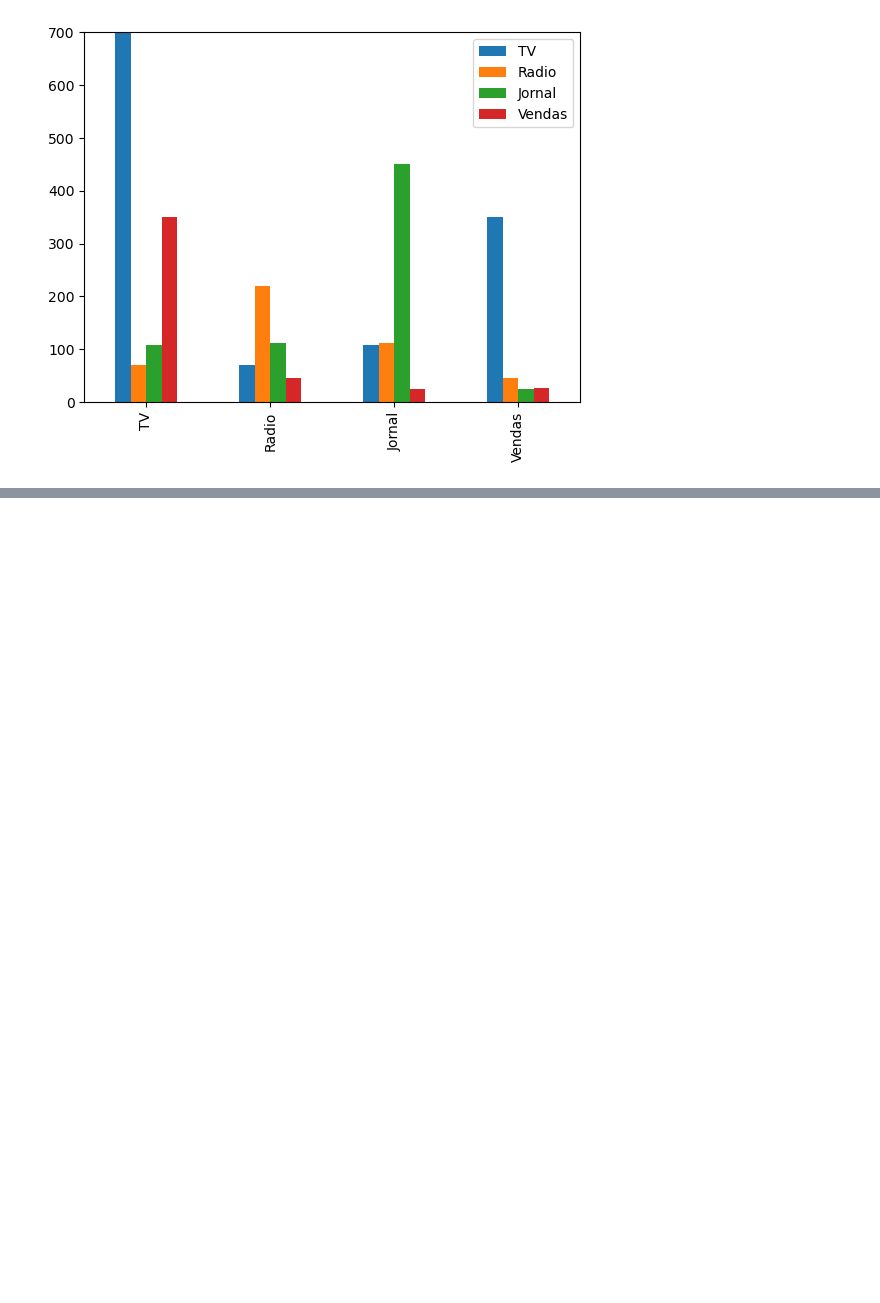
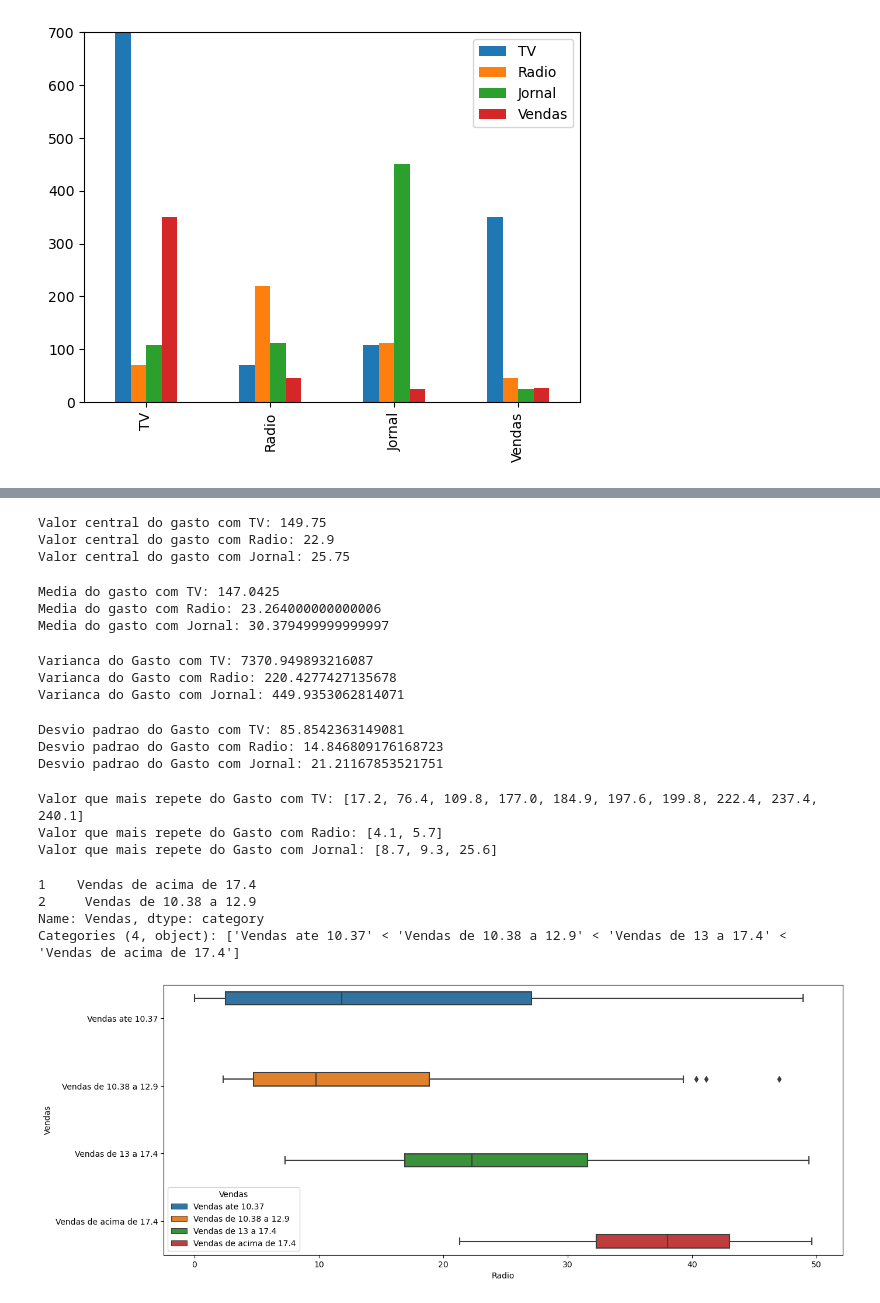
Before and after one commit to ElBulidur/aulas_kasolution_T14930, a Jupyter notebook: aula_07.ipynb, the cells around one changed output, grey strips where cells are left out. Cells and saved outputs as stored; diff of their text form; code cells hidden in the pictures; blank space fills up the shorter version.

```diff
--- a/aula_07.ipynb
+++ b/aula_07.ipynb
@@ -105,0 +132,76 @@ df_cov.plot.bar(ylim=[0, 700]) #TV, Radio
+# %%
+# Mediana
+print(f"Valor central do gasto com TV: {df.TV.median()}")
+print(f"Valor central do gasto com Radio: {df.Radio.median()}")
+print(f"Valor central do gasto com Jornal: {df.Jornal.median()}")
+# %% [output]
+Valor central do gasto com TV: 149.75
+Valor central do gasto com Radio: 22.9
+Valor central do gasto com Jornal: 25.75
+# %%
+# Media
+print(f"Media do gasto com TV: {df.TV.mean()}")
+print(f"Media do gasto com Radio: {df.Radio.mean()}")
+print(f"Media do gasto com Jornal: {df.Jornal.mean()}")
+# %% [output]
+Media do gasto com TV: 147.0425
+Media do gasto com Radio: 23.264000000000006
+Media do gasto com Jornal: 30.379499999999997
+# %%
+# varianca
+print(f"Varianca do Gasto com TV: {df.TV.var()}")
+print(f"Varianca do Gasto com Radio: {df.Radio.var()}")
+print(f"Varianca do Gasto com Jornal: {df.Jornal.var()}")
+# %% [output]
+Varianca do Gasto com TV: 7370.949893216087
+Varianca do Gasto com Radio: 220.4277427135678
+Varianca do Gasto com Jornal: 449.9353062814071
+# %%
+# Desvio Padrao
+print(f"Desvio padrao do Gasto com TV: {df.TV.std()}")
+print(f"Desvio padrao do Gasto com Radio: {df.Radio.std()}")
+print(f"Desvio padrao do Gasto com Jornal: {df.Jornal.std()}")
+# %% [output]
+Desvio padrao do Gasto com TV: 85.8542363149081
+Desvio padrao do Gasto com Radio: 14.846809176168723
+Desvio padrao do Gasto com Jornal: 21.21167853521751
+# %%
+# Moda
+print(f"Valor que mais repete do Gasto com TV: {list(df.TV.mode())}")
+print(f"Valor que mais repete do Gasto com Radio: {list(df.Radio.mode())}")
+print(f"Valor que mais repete do Gasto com Jornal: {list(df.Jornal.mode())}")
+# %% [output]
+Valor que mais repete do Gasto com TV: [17.2, 76.4, 109.8, 177.0, 184.9, 197.6, 199.8, 222.4, 237.4, 240.1]
+Valor que mais repete do Gasto com Radio: [4.1, 5.7]
+Valor que mais repete do Gasto com Jornal: [8.7, 9.3, 25.6]
+# %%
+df_vendas =  pd.qcut(
+    df.Vendas, q=4,
+    labels=[
+        "Vendas ate 10.37",
+        "Vendas de 10.38 a 12.9",
+        "Vendas de 13 a 17.4",
+        "Vendas de acima de 17.4"
+    ]
+)
+# %%
+df_vendas.head(2)
+# %% [output]
+1    Vendas de acima de 17.4
+2     Vendas de 10.38 a 12.9
+Name: Vendas, dtype: category
+Categories (4, object): ['Vendas ate 10.37' < 'Vendas de 10.38 a 12.9' < 'Vendas de 13 a 17.4' < 'Vendas de acima de 17.4']
+# %%
+plt.figure(figsize=(15, 6))
+
+sns.boxplot(
+    data=df,
+    x=df.Radio,
+    y=df_vendas,
+    orient="h",
+    hue=df_vendas
+)
+
+plt.show()
+# %% [output]
+[figure, added]
```
Also changed, not shown: parts of 9 cells of this notebook.
